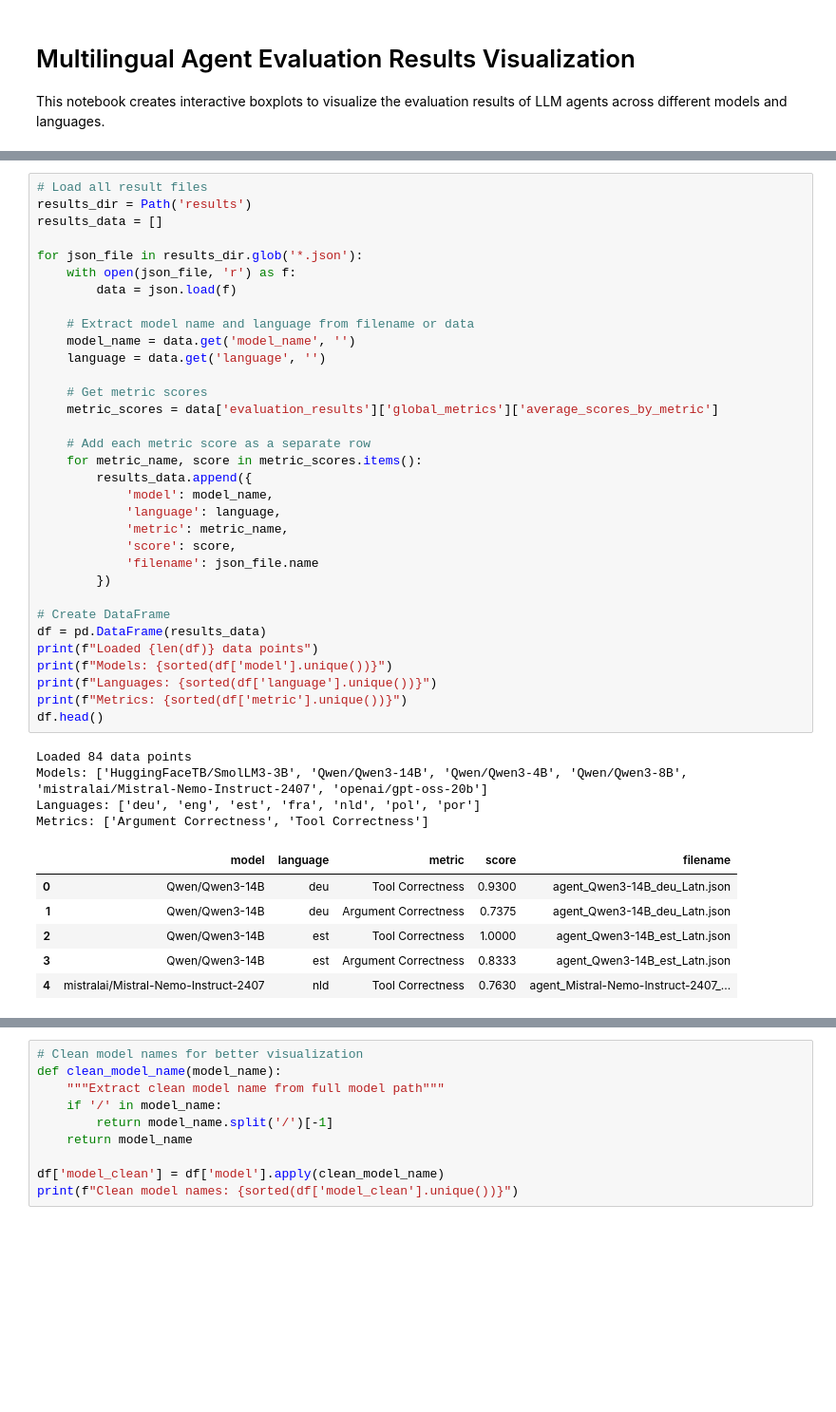
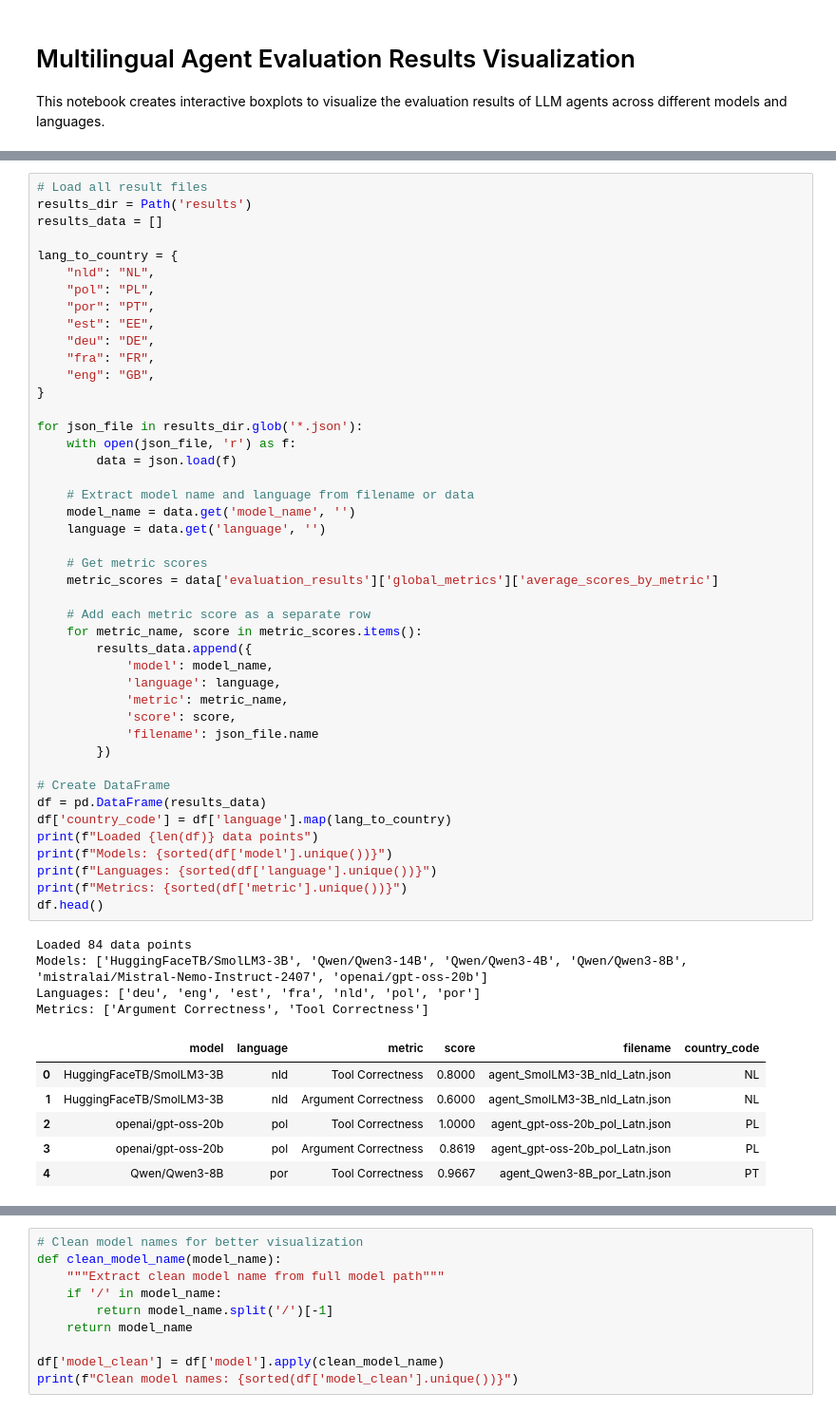
Before and after one commit to Nodehaus/evaluation, a Jupyter notebook: multilingual_agent/visualization.ipynb, the cells around one changed output, grey strips where cells are left out. Shown at 95% size. Cells and saved outputs as stored; diff of their text form; blank space fills up the shorter version.

```diff
--- a/multilingual_agent/visualization.ipynb
+++ b/multilingual_agent/visualization.ipynb
@@ -13,6 +14,16 @@ from pathlib import Path
 # Load all result files
 results_dir = Path('results')
 results_data = []
+
+lang_to_country = {
+    "nld": "NL",
+    "pol": "PL",
+    "por": "PT",
+    "est": "EE",
+    "deu": "DE",
+    "fra": "FR",
+    "eng": "GB",
+}
 
 for json_file in results_dir.glob('*.json'):
     with open(json_file, 'r') as f:
@@ -20,36 +31,37 @@ for json_file in results_dir.glob('*.json'):
 
     # Extract model name and language from filename or data
     model_name = data.get('model_name', '')
     language = data.get('language', '')
 
     # Get metric scores
     metric_scores = data['evaluation_results']['global_metrics']['average_scores_by_metric']
 
     # Add each metric score as a separate row
     for metric_name, score in metric_scores.items():
         results_data.append({
             'model': model_name,
             'language': language,
             'metric': metric_name,
             'score': score,
             'filename': json_file.name
         })
 
 # Create DataFrame
 df = pd.DataFrame(results_data)
+df['country_code'] = df['language'].map(lang_to_country)
 print(f"Loaded {len(df)} data points")
 print(f"Models: {sorted(df['model'].unique())}")
 print(f"Languages: {sorted(df['language'].unique())}")
 print(f"Metrics: {sorted(df['metric'].unique())}")
 df.head()
 # %% [output]
 Loaded 84 data points
 Models: ['HuggingFaceTB/SmolLM3-3B', 'Qwen/Qwen3-14B', 'Qwen/Qwen3-4B', 'Qwen/Qwen3-8B', 'mistralai/Mistral-Nemo-Instruct-2407', 'openai/gpt-oss-20b']
 Languages: ['deu', 'eng', 'est', 'fra', 'nld', 'pol', 'por']
 Metrics: ['Argument Correctness', 'Tool Correctness']
-|  | model | language | metric | score | filename |
-| 0 | Qwen/Qwen3-14B | deu | Tool Correctness | 0.9300 | agent_Qwen3-14B_deu_Latn.json |
-| 1 | Qwen/Qwen3-14B | deu | Argument Correctness | 0.7375 | agent_Qwen3-14B_deu_Latn.json |
-| 2 | Qwen/Qwen3-14B | est | Tool Correctness | 1.0000 | agent_Qwen3-14B_est_Latn.json |
-| 3 | Qwen/Qwen3-14B | est | Argument Correctness | 0.8333 | agent_Qwen3-14B_est_Latn.json |
-| 4 | mistralai/Mistral-Nemo-Instruct-2407 | nld | Tool Correctness | 0.7630 | agent_Mistral-Nemo-Instruct-2407_... |
+|  | model | language | metric | score | filename | country_code |
+| 0 | HuggingFaceTB/SmolLM3-3B | nld | Tool Correctness | 0.8000 | agent_SmolLM3-3B_nld_Latn.json | NL |
+| 1 | HuggingFaceTB/SmolLM3-3B | nld | Argument Correctness | 0.6000 | agent_SmolLM3-3B_nld_Latn.json | NL |
+| 2 | openai/gpt-oss-20b | pol | Tool Correctness | 1.0000 | agent_gpt-oss-20b_pol_Latn.json | PL |
+| 3 | openai/gpt-oss-20b | pol | Argument Correctness | 0.8619 | agent_gpt-oss-20b_pol_Latn.json | PL |
+| 4 | Qwen/Qwen3-8B | por | Tool Correctness | 0.9667 | agent_Qwen3-8B_por_Latn.json | PT |
```
Also changed, not shown: parts of 14 cells of this notebook, 8 other files.
